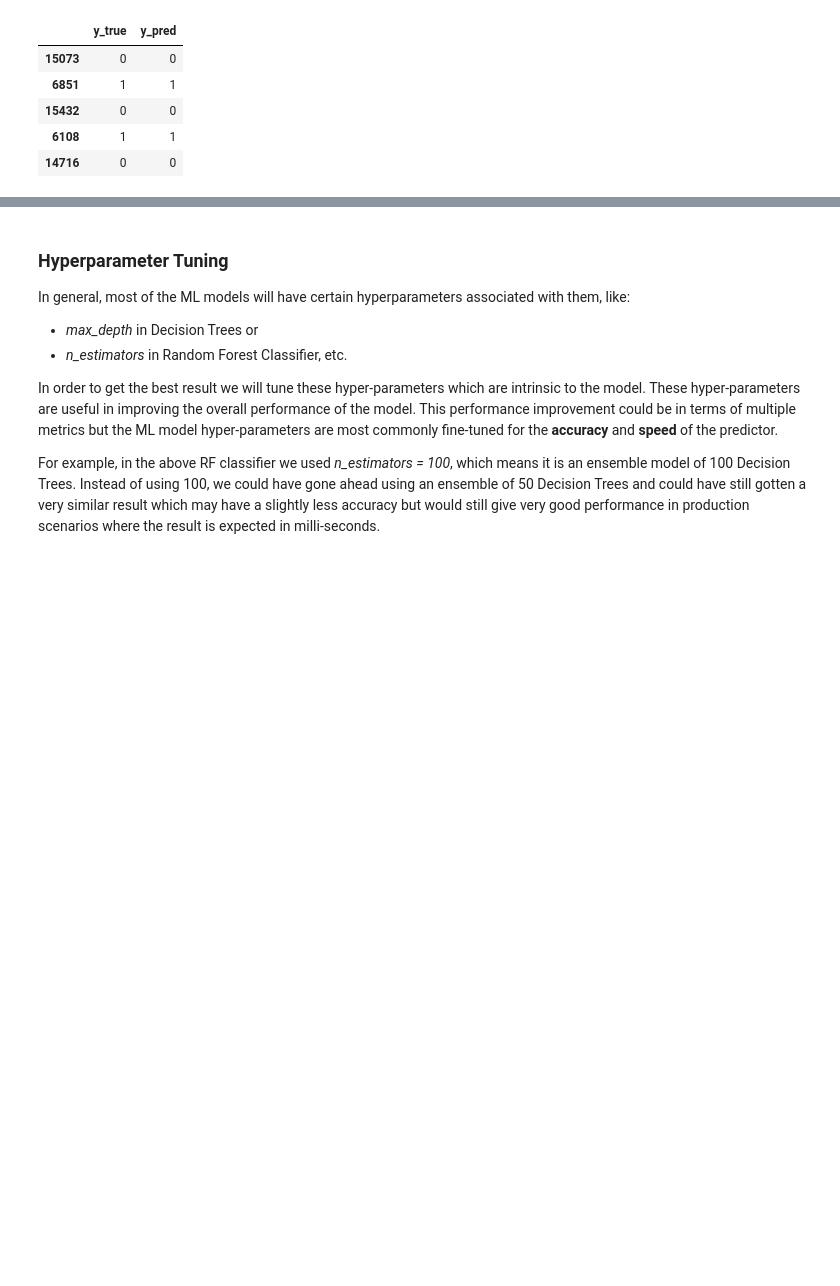
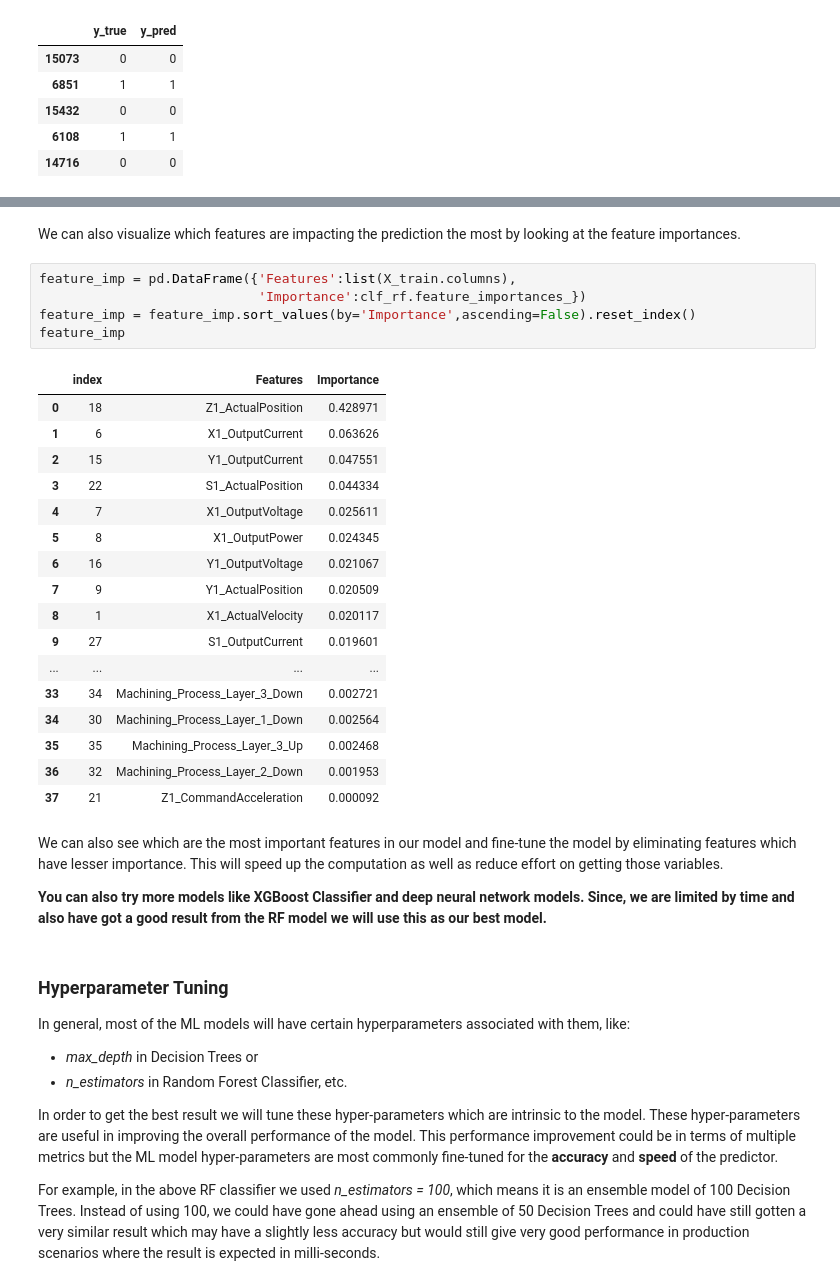
Before and after one commit to ayuba7272/millToolWear_caseStudy, a Jupyter notebook: CNC_MillWearCaseStudy.ipynb, the cells around one changed output, grey strips where cells are left out. Saved outputs shown, nothing was run; the diff lists cells and outputs as text; blank space fills up the shorter version.

```diff
--- a/CNC_MillWearCaseStudy.ipynb
+++ b/CNC_MillWearCaseStudy.ipynb
@@ -959,3 +953,33 @@ binary_classification_eval(test_output['y_true'],test_output['y_pred'],
+# %% [markdown]
+We can also visualize which features are impacting the prediction the most by looking at the feature importances.
+# %%
+feature_imp = pd.DataFrame({'Features':list(X_train.columns),
+                            'Importance':clf_rf.feature_importances_})
+feature_imp = feature_imp.sort_values(by='Importance',ascending=False).reset_index()
+feature_imp
+# %% [output]
+|  | index | Features | Importance |
+| 0 | 18 | Z1_ActualPosition | 0.428971 |
+| 1 | 6 | X1_OutputCurrent | 0.063626 |
+| 2 | 15 | Y1_OutputCurrent | 0.047551 |
+| 3 | 22 | S1_ActualPosition | 0.044334 |
+| 4 | 7 | X1_OutputVoltage | 0.025611 |
+| 5 | 8 | X1_OutputPower | 0.024345 |
+| 6 | 16 | Y1_OutputVoltage | 0.021067 |
+| 7 | 9 | Y1_ActualPosition | 0.020509 |
+| 8 | 1 | X1_ActualVelocity | 0.020117 |
+| 9 | 27 | S1_OutputCurrent | 0.019601 |
+| ... | ... | ... | ... |
+| 33 | 34 | Machining_Process_Layer_3_Down | 0.002721 |
+| 34 | 30 | Machining_Process_Layer_1_Down | 0.002564 |
+| 35 | 35 | Machining_Process_Layer_3_Up | 0.002468 |
+| 36 | 32 | Machining_Process_Layer_2_Down | 0.001953 |
+| 37 | 21 | Z1_CommandAcceleration | 0.000092 |
+# %% [markdown]
+We can also see which are the most important features in our model and fine-tune the model by eliminating features which have lesser importance. This will speed up the computation as well as reduce effort on getting those variables.
+
+
+**You can also try more models like XGBoost Classifier and deep neural network models. Since, we are limited by time and also have got a good result from the RF model we will use this as our best model.**
 # %% [markdown]
 ### Hyperparameter Tuning
 In general, most of the ML models will have certain hyperparameters associated with them, like:
```
Also changed, not shown: parts of 13 cells of this notebook.
